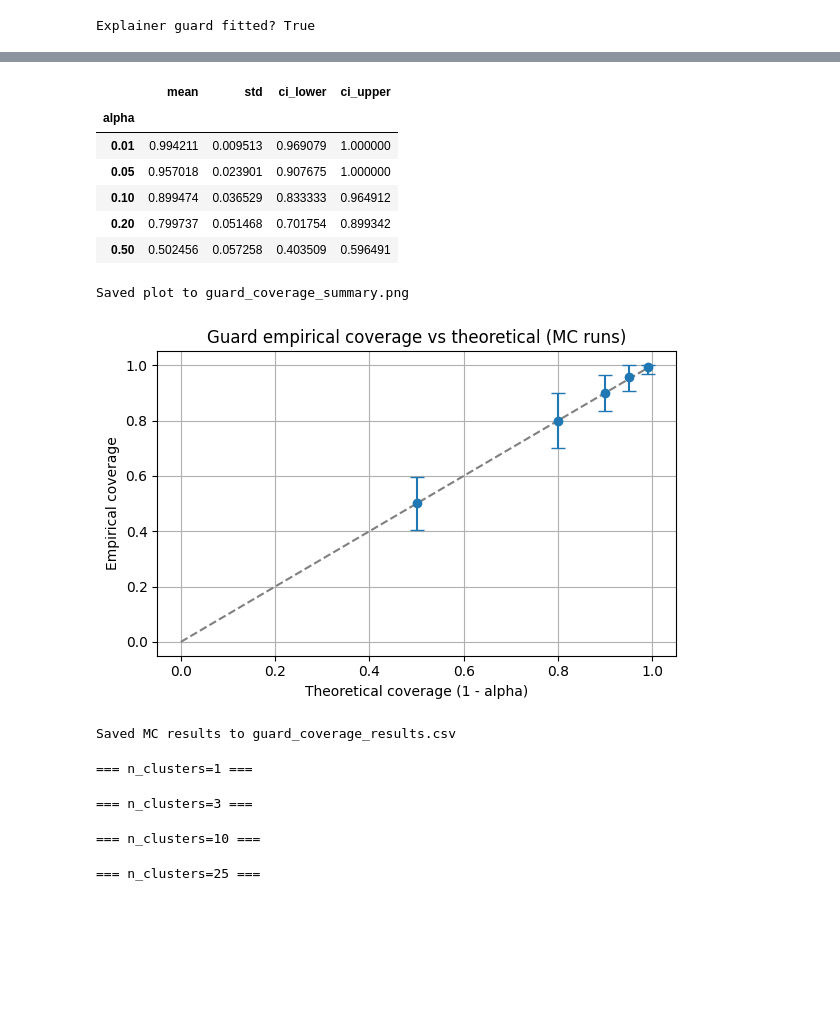
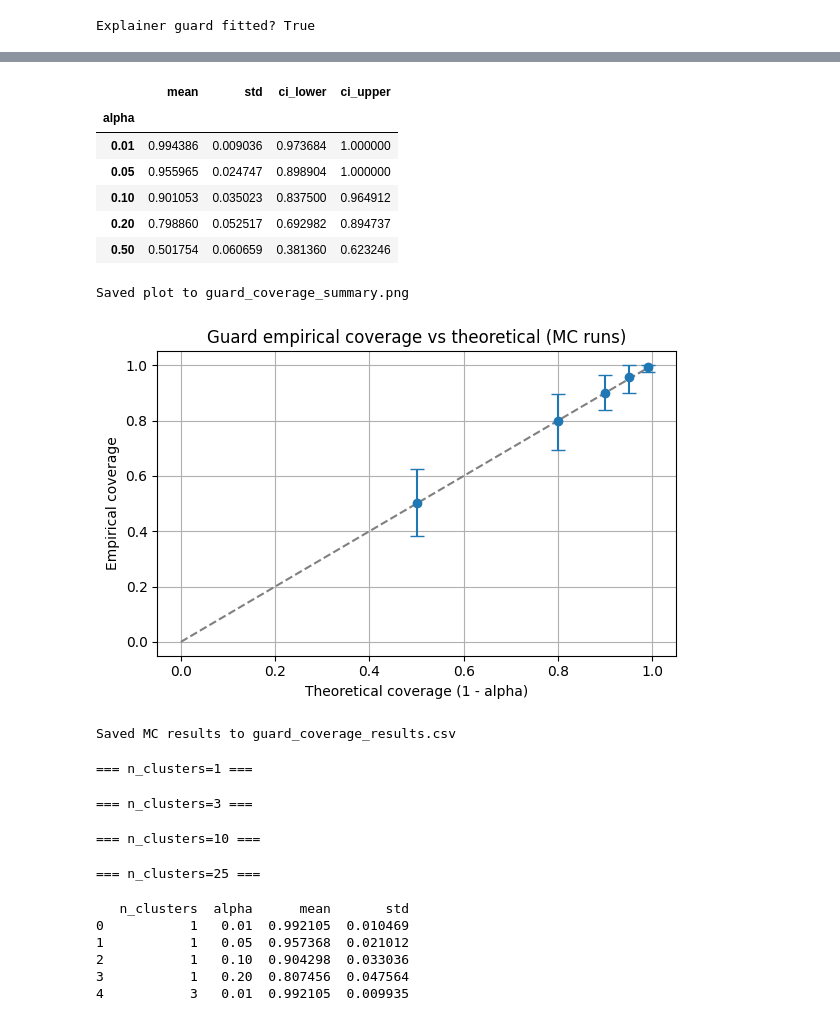
Before and after one commit to kristinebergs/calibrated_explanations, a Jupyter notebook: notebooks/guard_coverage_experiment.ipynb, the cells around one changed output, grey strips where cells are left out. Drawn from its saved outputs; the diff is of its cells as text; code cells hidden in the pictures; blank space fills up the shorter version.

```diff
--- a/notebooks/guard_coverage_experiment.ipynb
+++ b/notebooks/guard_coverage_experiment.ipynb
@@ -32,9 +32,45 @@ def quantile_index(n, alpha):
     return idx
 
 
-def compute_empirical_coverage(guard, X_test, threshold):
-    # Use the guard's nonconformity scoring to evaluate test coverage
-    s_test = guard._compute_nonconformity_scores(X_test)
+def compute_empirical_coverage(guard, X_test, threshold, interval_learner=None):
+    """
+    Compute empirical coverage for test set.
+
+    Parameters
+    ----------
+    guard : ConformalRegionOracle
+        The fitted guard instance
+    X_test : array-like
+        Test features
+    threshold : float
+        Nonconformity threshold (quantile)
+    interval_learner : object, optional
+        The interval learner (e.g., CalibratedExplainer) to get predictions.
+        If provided, returns proper coverage. If None, returns calibration-based scores.
+
+    Returns
+    -------
+    tuple
+        (coverage_rate, nonconformity_scores)
+    """
+    if interval_learner is not None:
+        # Get predictions for test set
+        preds_test, _ = interval_learner.predict(X_test, uq_interval=True)
+        # Convert string predictions to numeric if needed
+        preds_test_arr = np.asarray(preds_test)
+        if preds_test_arr.dtype.kind in ('U', 'O', 'S'):  # String types
+            try:
+                preds_test = np.asarray(preds_test, dtype=float)
+            except (ValueError, TypeError):
+                unique_labels = np.unique(preds_test_arr)
+                label_map = {label: i for i, label in enumerate(unique_labels)}
+                preds_test = np.asarray([label_map[p] for p in preds_test_arr], dtype=float)
+        # Compute nonconformity scores with predictions
+        s_test = guard._compute_nonconformity_scores(X_test, preds_test)
+    else:
+        # Fallback: use cached calibration scores (less reliable)
+        s_test = guard._cal_scores
+
     return float(np.mean(s_test <= threshold)), s_test
 # %%
 ## 2) Prepare dataset and splits
@@ -114,39 +150,39 @@ n_cal=152, quantile_idx=122, threshold=10.895723
 
 # Number of Monte Carlo runs; reduce for quick tests, increase for final evaluation
 n_runs = 100
 seeds = list(range(100, 100 + n_runs))
 alpha_list = [0.01, 0.05, 0.1, 0.2, 0.5]
 
 mc_rows = []
 for seed in seeds:
     # Resample splits to simulate variability
     X_tmp, X_test_mc, y_tmp, y_test_mc = train_test_split(X, y, test_size=0.2, random_state=seed)
     X_proper_mc, X_cal_mc, y_proper_mc, y_cal_mc = train_test_split(X_tmp, y_tmp, test_size=0.3333, random_state=seed)
 
     for alpha in alpha_list:
         g = ConformalRegionOracle(alpha=alpha, n_clusters=5, random_state=seed)
         # use the calibrated explainer for interval predictions
         g.fit(X_proper_mc, y_proper_mc, interval_learner=explainer_with_guard, x_cal=X_cal_mc, y_cal=y_cal_mc)
 
         s_cal = g._cal_scores
         q_idx = quantile_index(len(s_cal), alpha)
         q = float(np.sort(s_cal)[q_idx])
 
-        cov, _ = compute_empirical_coverage(g, X_test_mc, q)
+        cov, _ = compute_empirical_coverage(g, X_test_mc, q, interval_learner=explainer_with_guard)
         mc_rows.append({"seed": seed, "alpha": alpha, "theoretical": 1 - alpha, "empirical": cov})
 
 mc_df = pd.DataFrame(mc_rows)
 summary = mc_df.groupby('alpha').empirical.agg(['mean', 'std', lambda x: np.percentile(x, 2.5), lambda x: np.percentile(x, 97.5)])
 summary.columns = ['mean', 'std', 'ci_lower', 'ci_upper']
 summary
 # %% [output]
 |  | mean | std | ci_lower | ci_upper |
 | alpha |  |  |  |  |
-| 0.01 | 0.994211 | 0.009513 | 0.969079 | 1.000000 |
-| 0.05 | 0.957018 | 0.023901 | 0.907675 | 1.000000 |
-| 0.10 | 0.899474 | 0.036529 | 0.833333 | 0.964912 |
-| 0.20 | 0.799737 | 0.051468 | 0.701754 | 0.899342 |
-| 0.50 | 0.502456 | 0.057258 | 0.403509 | 0.596491 |
+| 0.01 | 0.994386 | 0.009036 | 0.973684 | 1.000000 |
+| 0.05 | 0.955965 | 0.024747 | 0.898904 | 1.000000 |
+| 0.10 | 0.901053 | 0.035023 | 0.837500 | 0.964912 |
+| 0.20 | 0.798860 | 0.052517 | 0.692982 | 0.894737 |
+| 0.50 | 0.501754 | 0.060659 | 0.381360 | 0.623246 |
 # %%
 ## 7) Plot coverage vs theoretical (with CI)
 
@@ -175,7 +211,7 @@ mc_df.to_csv(out_csv, index=False)
 print('Saved MC results to', out_csv)
 # %% [output]
 Saved plot to guard_coverage_summary.png
-[figure, old version]
+[figure, new version]
 Saved MC results to guard_coverage_results.csv
 # %%
 ## 11) Cluster-size sensitivity analysis
@@ -204,7 +240,7 @@ for n_clusters in cluster_sizes:
             q_idx = quantile_index(len(s_cal), alpha)
             q = float(np.sort(s_cal)[q_idx])
 
-            cov, _ = compute_empirical_coverage(g, X_test_cs, q)
+            cov, _ = compute_empirical_coverage(g, X_test_cs, q, interval_learner=explainer_with_guard)
             cs_rows.append({
                 'seed': seed,
                 'n_clusters': n_clusters,
@@ -223,6 +259,12 @@ print(agg.head())
 === n_clusters=3 ===
 === n_clusters=10 ===
 === n_clusters=25 ===
+   n_clusters  alpha      mean       std
+0           1   0.01  0.992105  0.010469
+1           1   0.05  0.957368  0.021012
+2           1   0.10  0.904298  0.033036
+3           1   0.20  0.807456  0.047564
+4           3   0.01  0.992105  0.009935
 # %%
 # Plot: for each cluster size, empirical coverage vs theoretical (1-alpha)
 # Show per-run spread as scatter, mean line, and 95% empirical CI; focus x-axis on [0.8, 1.0]
```
Also changed, not shown: parts of 9 cells of this notebook, 20 other files.
